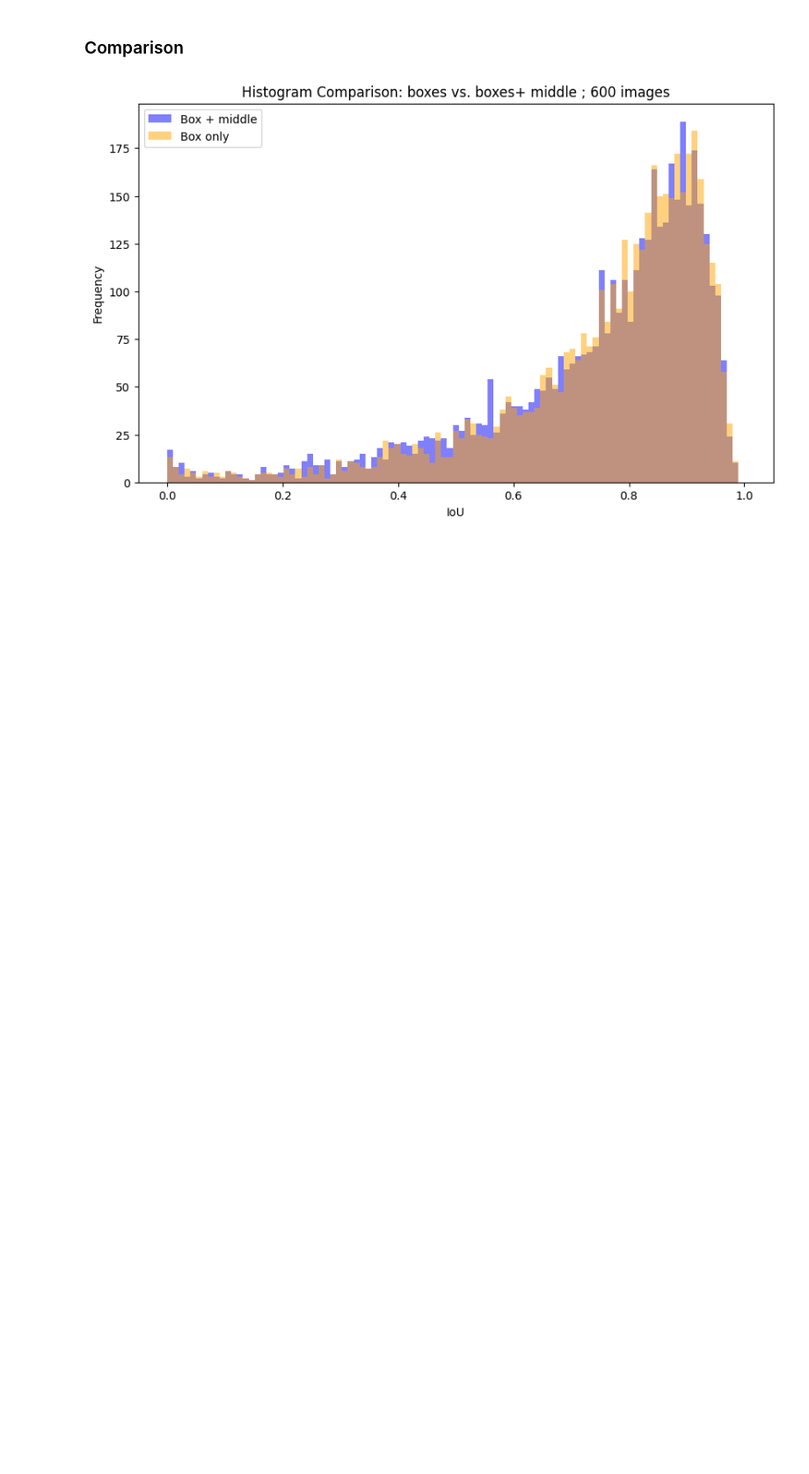
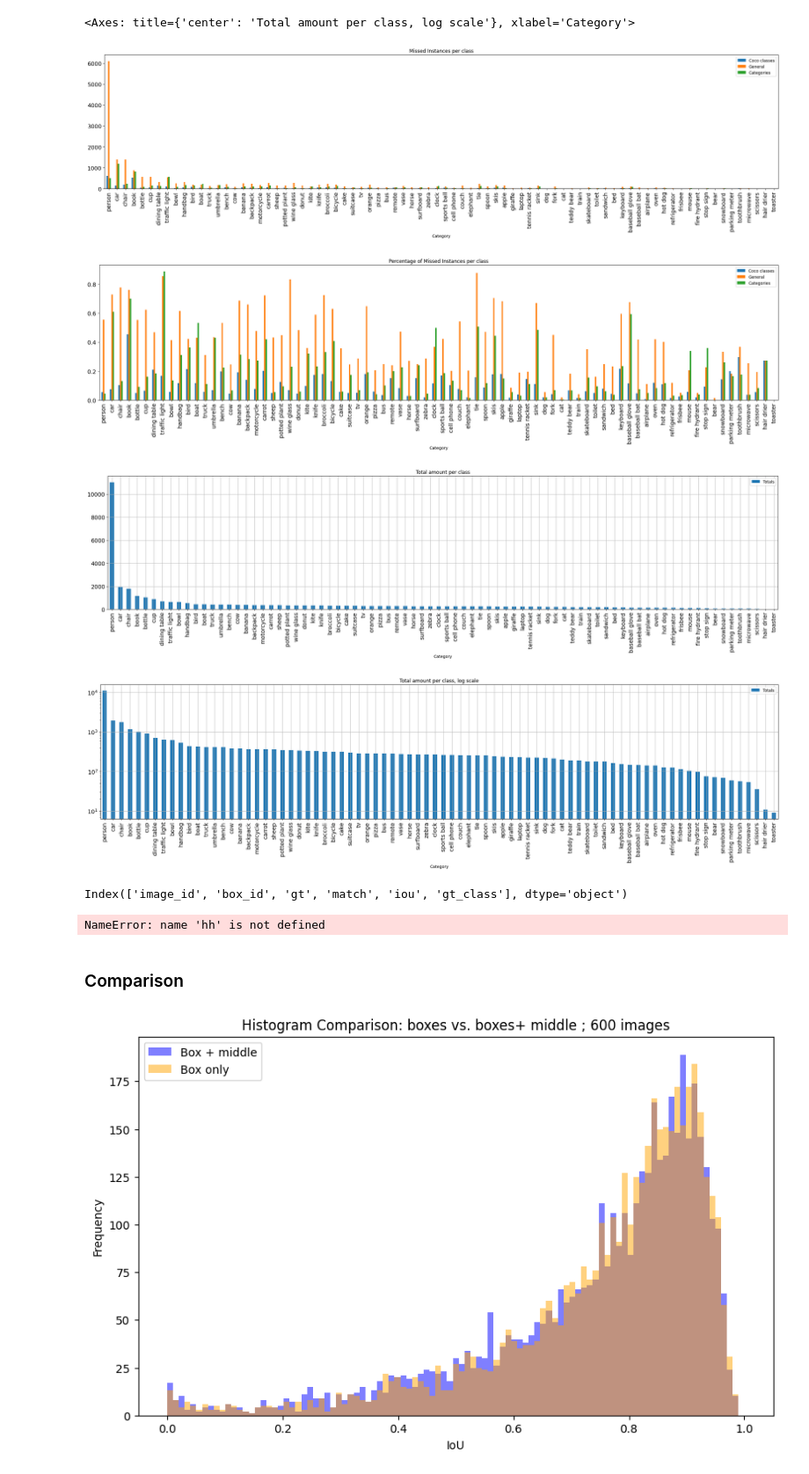
Before and after one commit to jsvobo/DetSeg, a Jupyter notebook: IoU_recall_visuals.ipynb, the cells around one changed output. Shown: that part at 88% size. Drawn from its saved outputs; the diff is of its cells as text; code cells hidden in the pictures; blank space fills up the shorter version.

```diff
--- a/IoU_recall_visuals.ipynb
+++ b/IoU_recall_visuals.ipynb
@@ -82,0 +109,58 @@ plt.show()
+# %%
+paths = [
+    "./out/pipeline_results/GroundingDinoTiny_SamWrapper_b_dataset_defaults_coco_val_5000_09_04",
+    "./out/pipeline_results/GroundingDinoTiny_SamWrapper_b_general_coco_val_5000_09_04",
+    "./out/pipeline_results/GroundingDinoTiny_SamWrapper_b_categories_coco_val_5000_09_04",
+]
+names=["Coco classes","General","Categories"]
+
+absolute,relative = utils.comparison(paths=paths, names=names, coco_dataset=coco_dataset)
+absolute = absolute.sort_values(by="Totals", ascending=False)
+relative = relative.sort_values(by="Totals", ascending=False)
+
+to_show = absolute.columns[:4]
+fontsize = 14
+figsize=(30,6)
+# plot grouped bar chart
+absolute[to_show].plot(
+    x="Category",
+    kind="bar",
+    stacked=False,
+    title="Missed Instances per class",
+    figsize=figsize,
+    fontsize=fontsize,
+)
+
+# plot grouped bar chart
+relative[to_show].plot(
+    x="Category",
+    kind="bar",
+    stacked=False,
+    title="Percentage of Missed Instances per class",
+    figsize=figsize,
+    fontsize=fontsize,
+)
+absolute[["Totals", "Category"]].plot(
+    x="Category",
+    title = "Total amount per class",
+    kind="bar",
+    figsize=figsize,
+    grid=True,
+    fontsize=fontsize,
+)
+
+absolute[["Totals", "Category"]].plot(
+    x="Category",
+    kind="bar",
+    figsize=figsize,
+    title="Total amount per class, log scale",
+    logy=True,
+    grid=True,
+    fontsize=fontsize,
+)
+# %% [output]
+<Axes: title={'center': 'Total amount per class, log scale'}, xlabel='Category'>
+[figure, added]
+[figure, added]
+[figure, added]
+[figure, added]
@@ -83,3 +202,19 @@ plt.show()
+# %%
+print(frame_boxes.columns)
+filtered = frame_boxes[frame_boxes["iou"] == 0]
+filtered.aggregate([])
+
+for idx in range(len(filtered_frame_boxes)):
+    row = filtered.iloc[idx]
+    img_id = int(row["image_id"])
+    image = coco_dataset[img_id]["image"]
+
+    utils.grid_masks_boxes(
+        image=image, boxes =boxes[idcs], scale=4
+    )
+# %% [output]
+Index(['image_id', 'box_id', 'gt', 'match', 'iou', 'gt_class'], dtype='object')
+NameError: name 'hh' is not defined
 # %% [markdown]
 ### Comparison
 # %%
```
Also changed, not shown: parts of 9 cells of this notebook, 8 other files.
